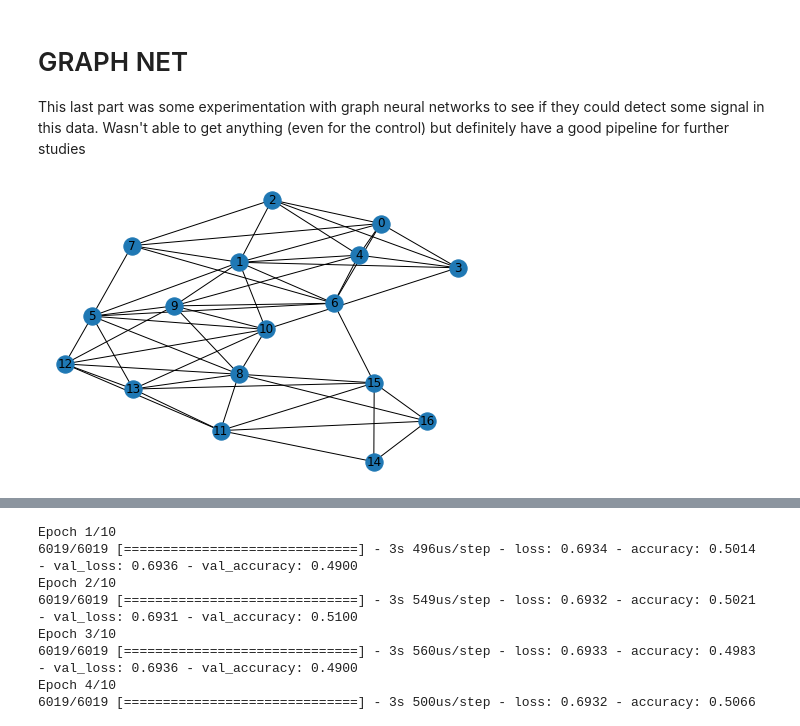
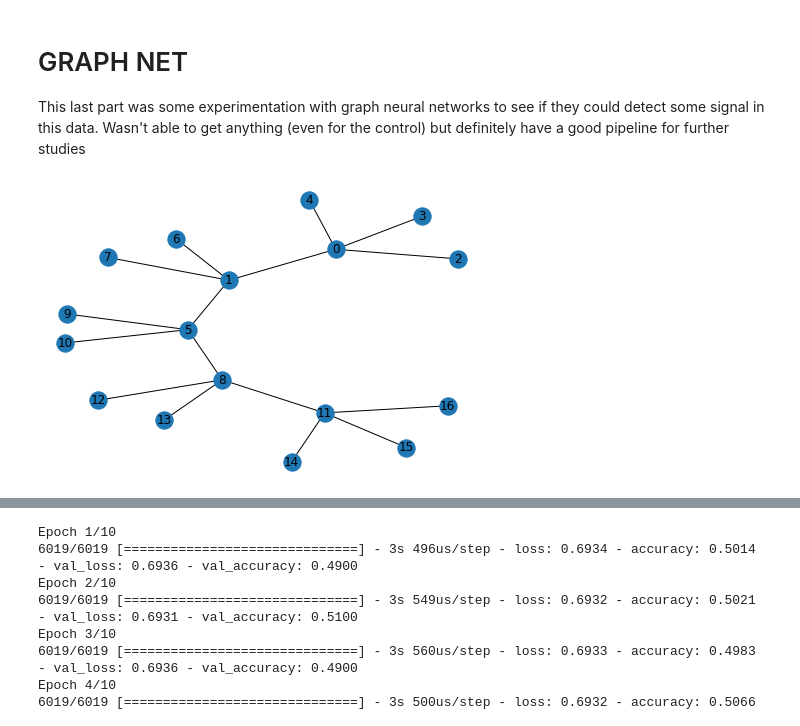
Before and after one commit to dylanabramson33/Final_Project_Comp260, a Jupyter notebook: Final Project.ipynb, the cells around one changed output, grey strips where cells are left out. Cells and saved outputs as stored; diff of their text form; code cells hidden in the pictures.

```diff
--- a/Final Project.ipynb
+++ b/Final Project.ipynb
@@ -564,7 +559,7 @@ tf.config.run_functions_eagerly(False)
 import sys
 import math
 import networkx as nx
-import numpy as np
+
 np.set_printoptions(threshold=sys.maxsize)
 
 def build_adjacency_from_topology(topology,for_filter):
@@ -582,35 +577,33 @@ def build_adjacency_from_topology(topology,for_filter):
             adjacency_matrix[row[0]][row[0]] = 1
 
         adjacency_matrix[row[0]][row[1]] = 1
         adjacency_matrix[row[1]][row[0]] = 1
 
     return adjacency_matrix
 
 
 def compute_distance_tensor(trajectory):
     cutoff_vec = np.vectorize(lambda x: 0 if x > 2.5 else 1)
-    matrix = pt.analysis.matrix.dist(trajectory,frame_indices=[0])
+    matrix = pt.analysis.matrix.dist(trajectory)
     return np.vectorize(cutoff_vec)(matrix)
 
 
 
 def compute_degree_matrix(adjacency_matrix):
     shape = adjacency_matrix.shape[0]
     degree_matrix = np.zeros((shape,shape))
     for i,row in enumerate(adjacency_matrix):
         incident_edges = np.sum(row)
         degree_matrix[i][i] = 1/math.sqrt(incident_edges)
 
     return degree_matrix
 
 A_hat = build_adjacency_from_topology(trajectory1.top,True)
 A = build_adjacency_from_topology(trajectory1.top,False)
 D = compute_degree_matrix(A_hat)
 
-B = compute_distance_tensor(trajectory1)
-
-G = nx.Graph(B)
+G = nx.Graph(A_hat)
 pos = nx.kamada_kawai_layout(G)
 nx.draw(G,pos,with_labels = True)
 # %% [output]
-[figure, old version]
+[figure, new version]
```
Also changed, not shown: parts of 13 cells of this notebook.
